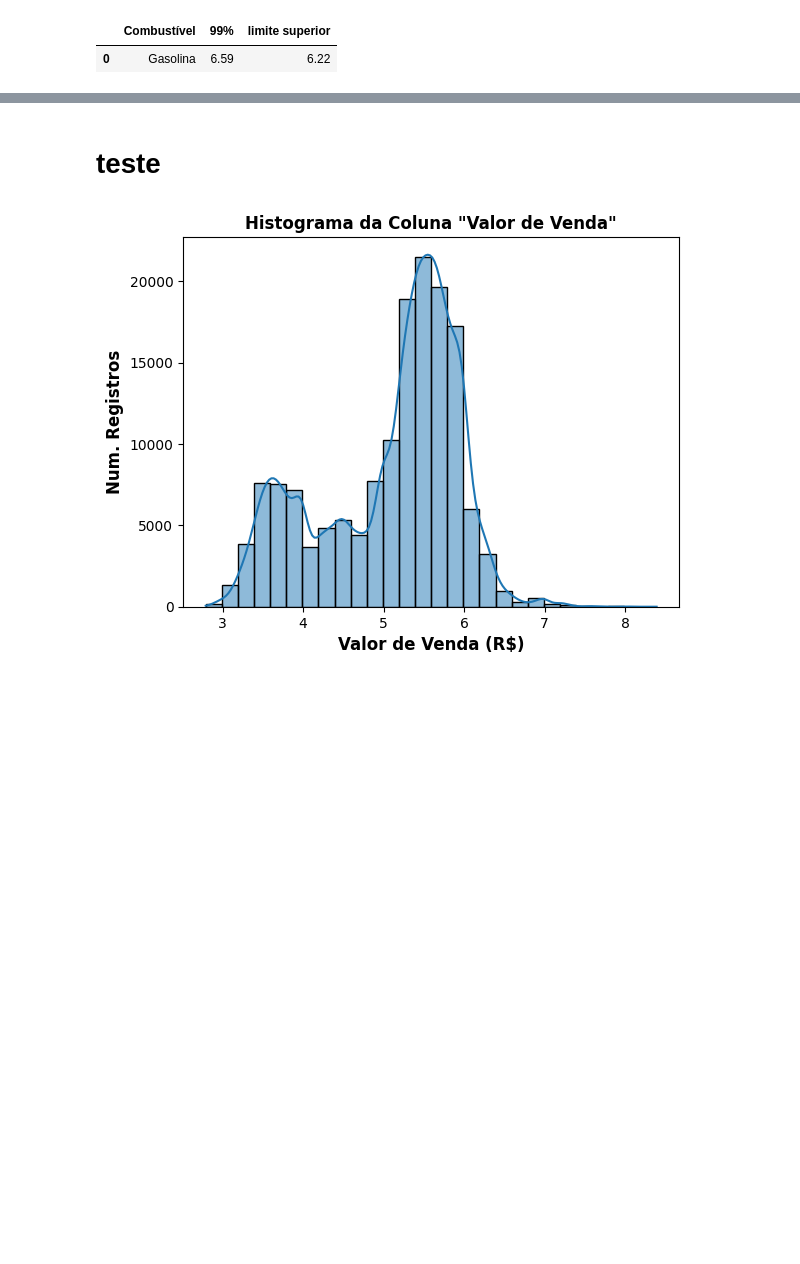
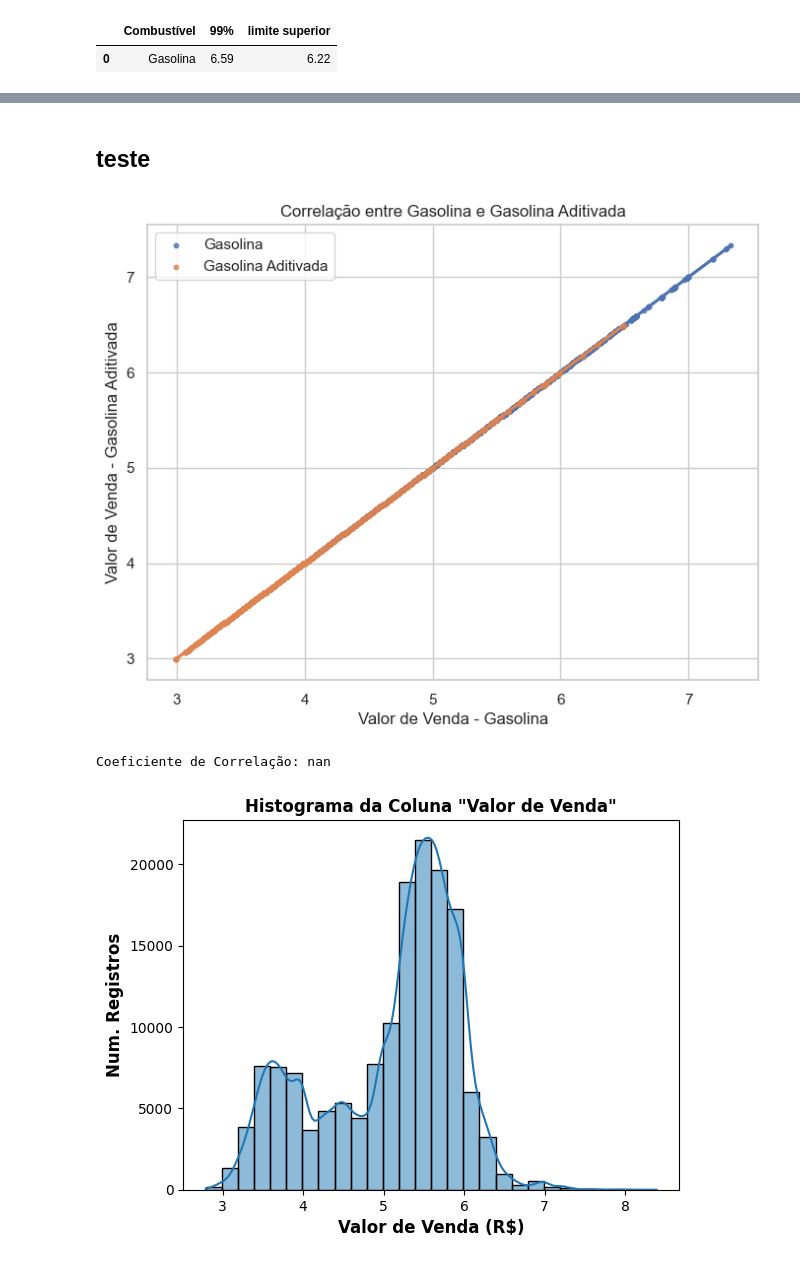
Before and after one commit to gideoni-santos/projeto-squad5-m4, a Jupyter notebook: Analise_combustiveis.ipynb, the cells around one changed output, grey strips where cells are left out. Cells and saved outputs as stored; diff of their text form; code cells hidden in the pictures; blank space fills up the shorter version.

```diff
--- a/Analise_combustiveis.ipynb
+++ b/Analise_combustiveis.ipynb
@@ -482,5 +614,27 @@ df_quantile_limite
 # %% [markdown]
-# teste
+## teste
+# %%
+# Filtrar os dados apenas para 'GASOLINA' e 'GASOLINA ADITIVADA'
+df_gasolina = combustiveis[combustiveis['Produto'] == 'GASOLINA'].sample(20000)
+df_gasolina_aditivada = combustiveis[combustiveis['Produto'] == 'ETANOL'].sample(20000)
+
+# Plotar o scatter plot com linha de tendência
+plt.figure(figsize=(8, 6))
+sns.regplot(x='Valor de Venda', y='Valor de Venda', data=df_gasolina, scatter_kws={'s': 10}, label='Gasolina')
+sns.regplot(x='Valor de Venda', y='Valor de Venda', data=df_gasolina_aditivada, scatter_kws={'s': 10}, label='Gasolina Aditivada')
+plt.title('Correlação entre Gasolina e Gasolina Aditivada')
+plt.xlabel('Valor de Venda - Gasolina')
+plt.ylabel('Valor de Venda - Gasolina Aditivada')
+plt.legend()
+plt.grid(True)
+plt.show()
+
+# Calcular a correlação
+correlation = df_gasolina['Valor de Venda'].corr(df_gasolina_aditivada['Valor de Venda'])
+print("Coeficiente de Correlação:", correlation)
+# %% [output]
+[figure, added]
+Coeficiente de Correlação: nan
 # %%
 sns.histplot(data=combustiveis['Valor de Venda'], kde=True, binwidth=0.2)
 
```
Also changed, not shown: parts of 20 cells of this notebook.
